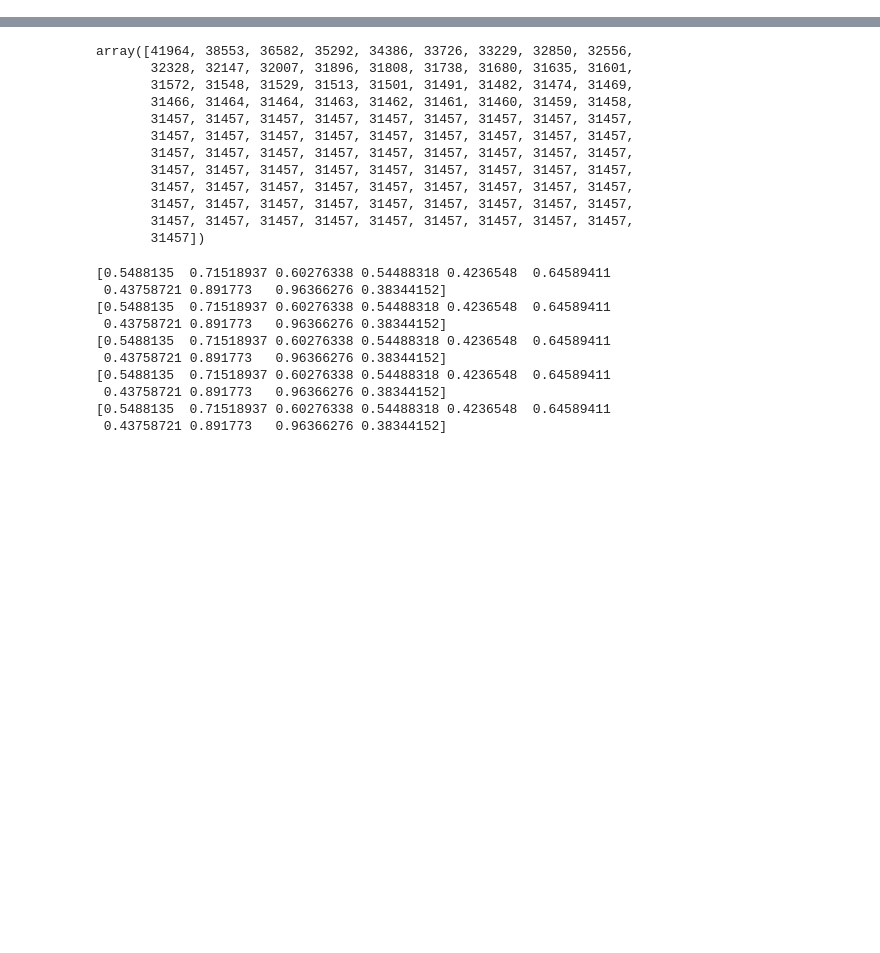
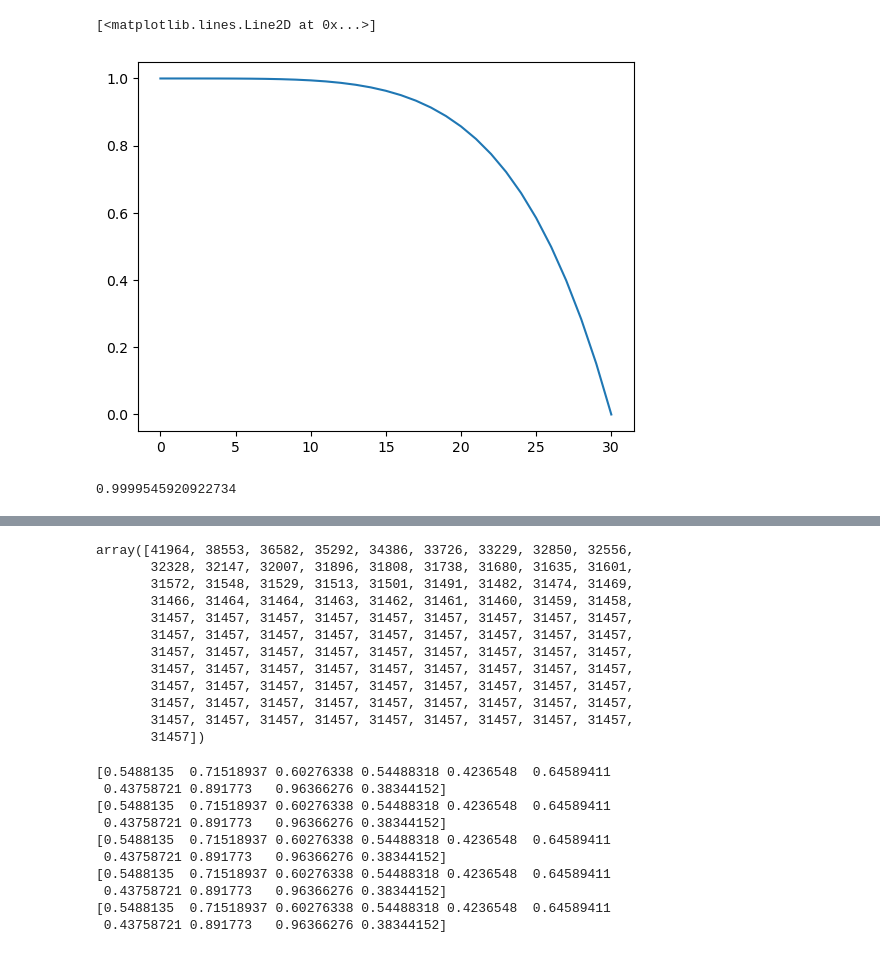
Before and after one commit to peter-l-ravn/Danish-Wage-Gap-Model, a Jupyter notebook: Run model agent.ipynb, the cells around one changed output, grey strips where cells are left out. Drawn from its saved outputs; the diff is of its cells as text; code cells hidden in the pictures; blank space fills up the shorter version.

```diff
--- a/Run model agent.ipynb
+++ b/Run model agent.ipynb
@@ -30,0 +63,9 @@ array([20583, 20569, 20555, 20542, 20530, 20519, 20509, 20501, 20494,
+# %%
+plt.plot(par.rho)
+# %% [output]
+[<matplotlib.lines.Line2D at 0x...>]
+[figure, added]
+# %%
+np.prod(par.rho[:4])
+# %% [output]
+0.9999545920922734
```
Also changed, not shown: parts of 11 cells of this notebook, 3 other files.
